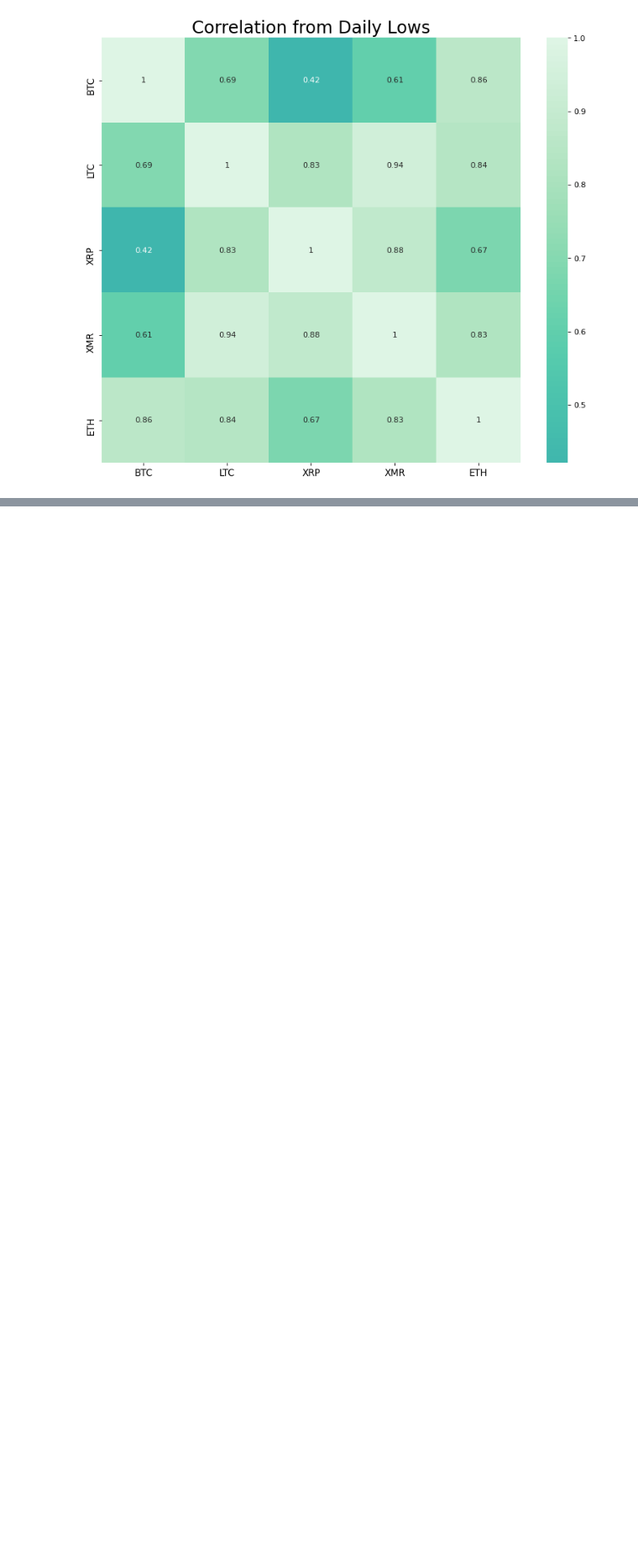
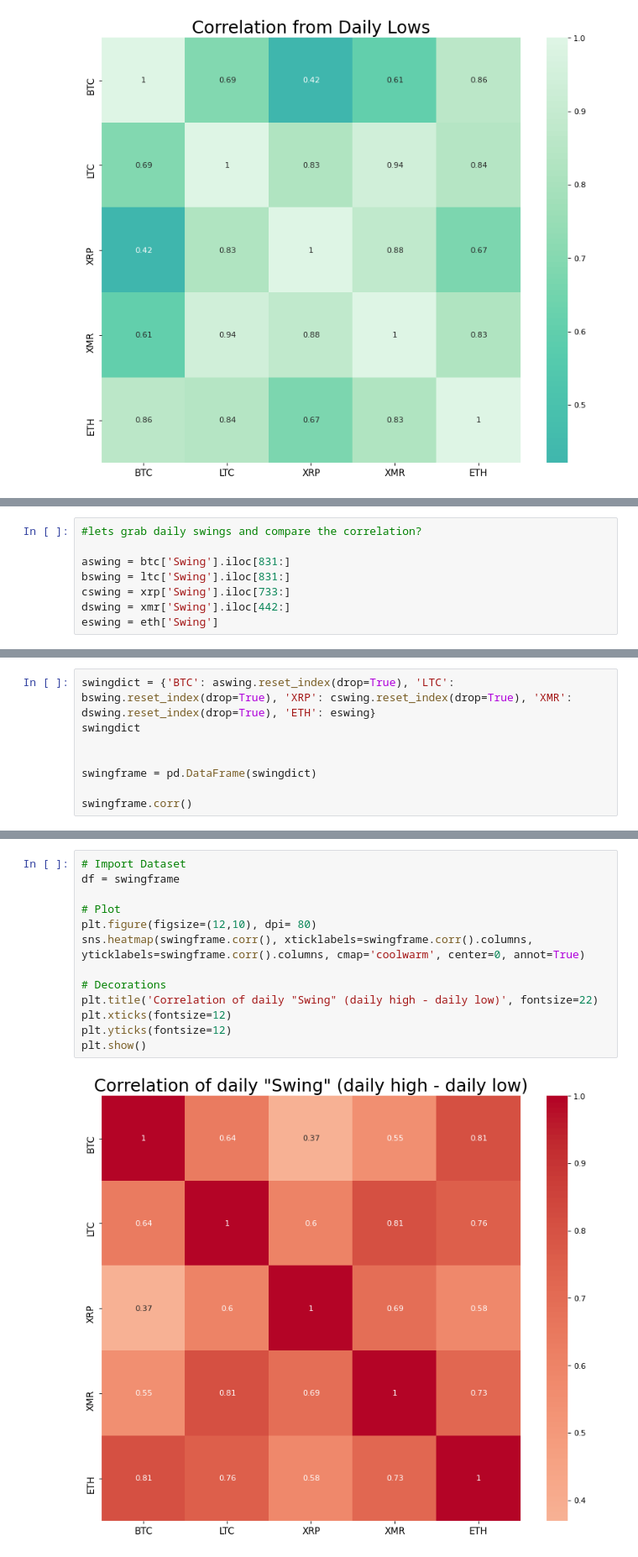
Before and after one commit to bestmatthew/CryptoPrices, a Jupyter notebook: data/crypt0/EDA First Look Cryto.ipynb, the cells around one changed output, grey strips where cells are left out. Shown at 84% size. Cells and saved outputs as stored; diff of their text form; blank space fills up the shorter version.

```diff
--- a/data/crypt0/EDA First Look Cryto.ipynb
+++ b/data/crypt0/EDA First Look Cryto.ipynb
@@ -551,0 +627,8 @@ plt.show()
+# %%
+#lets grab daily swings and compare the correlation?
+
+aswing = btc['Swing'].iloc[831:]
+bswing = ltc['Swing'].iloc[831:]
+cswing = xrp['Swing'].iloc[733:]
+dswing = xmr['Swing'].iloc[442:]
+eswing = eth['Swing']
@@ -551,0 +640,8 @@ plt.show()
+# %%
+swingdict = {'BTC': aswing.reset_index(drop=True), 'LTC': bswing.reset_index(drop=True), 'XRP': cswing.reset_index(drop=True), 'XMR': dswing.reset_index(drop=True), 'ETH': eswing}
+swingdict
+
+
+swingframe = pd.DataFrame(swingdict)
+
+swingframe.corr()
@@ -551,0 +655,15 @@ plt.show()
+# %%
+# Import Dataset
+df = swingframe
+
+# Plot
+plt.figure(figsize=(12,10), dpi= 80)
+sns.heatmap(swingframe.corr(), xticklabels=swingframe.corr().columns, yticklabels=swingframe.corr().columns, cmap='coolwarm', center=0, annot=True)
+
+# Decorations
+plt.title('Correlation of daily "Swing" (daily high - daily low)', fontsize=22)
+plt.xticks(fontsize=12)
+plt.yticks(fontsize=12)
+plt.show()
+# %% [output]
+[figure, added]
```
Also changed, not shown: parts of 26 cells of this notebook, 1 other file.
